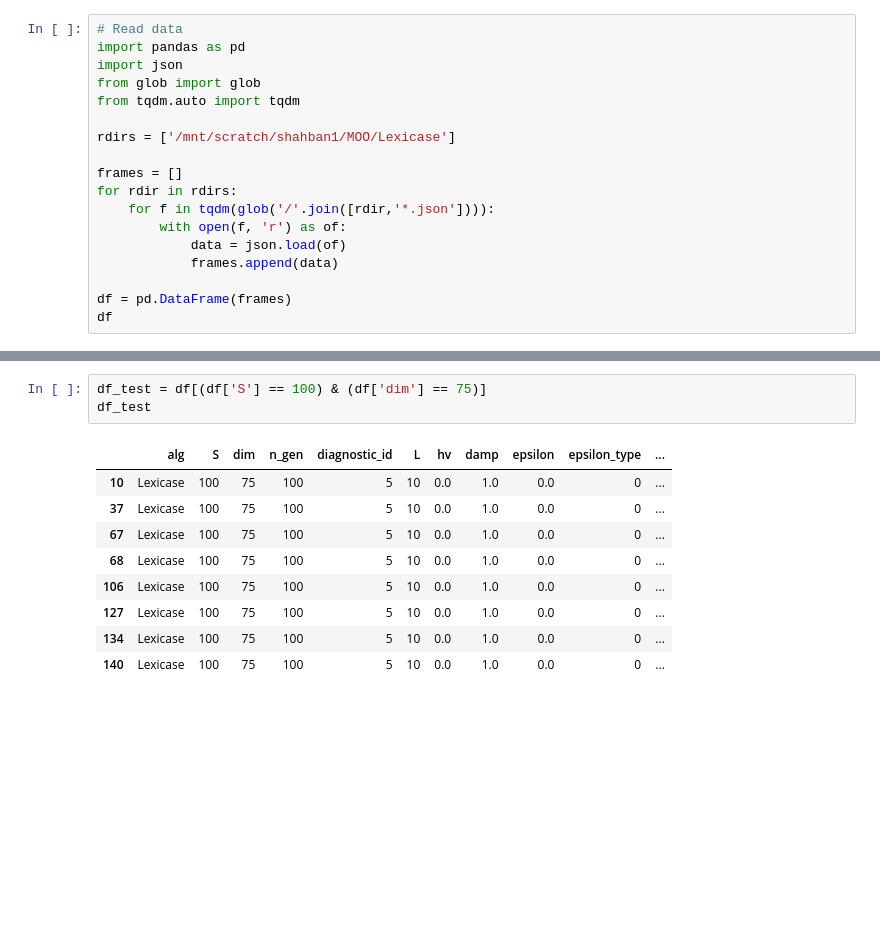
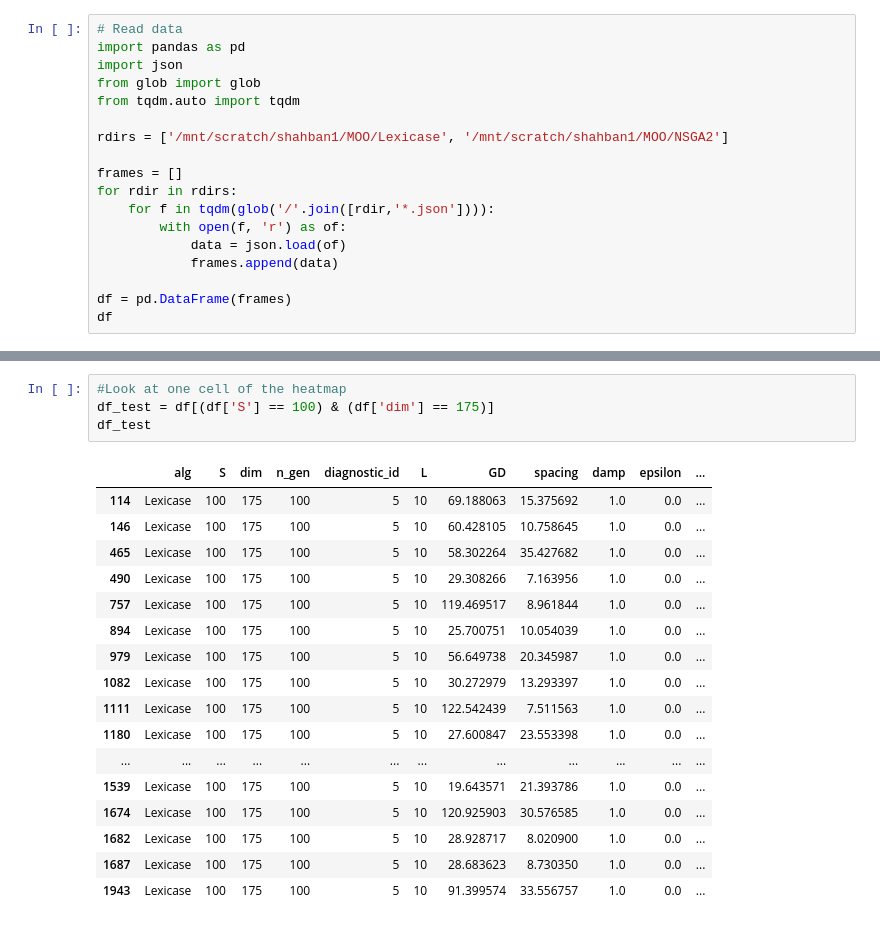
Before and after one commit to shakiba-shb/MultiObjectivePrediction, a Jupyter notebook: data_analysis.ipynb, the cells around one changed output, grey strips where cells are left out. Saved outputs shown, nothing was run; the diff lists cells and outputs as text; blank space fills up the shorter version.

```diff
--- a/data_analysis.ipynb
+++ b/data_analysis.ipynb
@@ -5,7 +5,7 @@ import json
 from glob import glob
 from tqdm.auto import tqdm
 
-rdirs = ['/mnt/scratch/shahban1/MOO/Lexicase']
+rdirs = ['/mnt/scratch/shahban1/MOO/Lexicase', '/mnt/scratch/shahban1/MOO/NSGA2']
 
 frames = []
 for rdir in rdirs:
@@ -43,13 +48,22 @@ df.groupby(['S','dim'])['seed'].nunique().unstack()
 # %%
-df_test = df[(df['S'] == 100) & (df['dim'] == 75)]
+#Look at one cell of the heatmap
+df_test = df[(df['S'] == 100) & (df['dim'] == 175)]
 df_test
 # %% [output]
-|  | alg | S | dim | n_gen | diagnostic_id | L | hv | damp | epsilon | epsilon_type | ... |
-| 10 | Lexicase | 100 | 75 | 100 | 5 | 10 | 0.0 | 1.0 | 0.0 | 0 | ... |
-| 37 | Lexicase | 100 | 75 | 100 | 5 | 10 | 0.0 | 1.0 | 0.0 | 0 | ... |
-| 67 | Lexicase | 100 | 75 | 100 | 5 | 10 | 0.0 | 1.0 | 0.0 | 0 | ... |
-| 68 | Lexicase | 100 | 75 | 100 | 5 | 10 | 0.0 | 1.0 | 0.0 | 0 | ... |
-| 106 | Lexicase | 100 | 75 | 100 | 5 | 10 | 0.0 | 1.0 | 0.0 | 0 | ... |
-| 127 | Lexicase | 100 | 75 | 100 | 5 | 10 | 0.0 | 1.0 | 0.0 | 0 | ... |
-| 134 | Lexicase | 100 | 75 | 100 | 5 | 10 | 0.0 | 1.0 | 0.0 | 0 | ... |
-| 140 | Lexicase | 100 | 75 | 100 | 5 | 10 | 0.0 | 1.0 | 0.0 | 0 | ... |
+|  | alg | S | dim | n_gen | diagnostic_id | L | GD | spacing | damp | epsilon | ... |
+| 114 | Lexicase | 100 | 175 | 100 | 5 | 10 | 69.188063 | 15.375692 | 1.0 | 0.0 | ... |
+| 146 | Lexicase | 100 | 175 | 100 | 5 | 10 | 60.428105 | 10.758645 | 1.0 | 0.0 | ... |
+| 465 | Lexicase | 100 | 175 | 100 | 5 | 10 | 58.302264 | 35.427682 | 1.0 | 0.0 | ... |
+| 490 | Lexicase | 100 | 175 | 100 | 5 | 10 | 29.308266 | 7.163956 | 1.0 | 0.0 | ... |
+| 757 | Lexicase | 100 | 175 | 100 | 5 | 10 | 119.469517 | 8.961844 | 1.0 | 0.0 | ... |
+| 894 | Lexicase | 100 | 175 | 100 | 5 | 10 | 25.700751 | 10.054039 | 1.0 | 0.0 | ... |
+| 979 | Lexicase | 100 | 175 | 100 | 5 | 10 | 56.649738 | 20.345987 | 1.0 | 0.0 | ... |
+| 1082 | Lexicase | 100 | 175 | 100 | 5 | 10 | 30.272979 | 13.293397 | 1.0 | 0.0 | ... |
+| 1111 | Lexicase | 100 | 175 | 100 | 5 | 10 | 122.542439 | 7.511563 | 1.0 | 0.0 | ... |
+| 1180 | Lexicase | 100 | 175 | 100 | 5 | 10 | 27.600847 | 23.553398 | 1.0 | 0.0 | ... |
+| ... | ... | ... | ... | ... | ... | ... | ... | ... | ... | ... | ... |
+| 1539 | Lexicase | 100 | 175 | 100 | 5 | 10 | 19.643571 | 21.393786 | 1.0 | 0.0 | ... |
+| 1674 | Lexicase | 100 | 175 | 100 | 5 | 10 | 120.925903 | 30.576585 | 1.0 | 0.0 | ... |
+| 1682 | Lexicase | 100 | 175 | 100 | 5 | 10 | 28.928717 | 8.020900 | 1.0 | 0.0 | ... |
+| 1687 | Lexicase | 100 | 175 | 100 | 5 | 10 | 28.683623 | 8.730350 | 1.0 | 0.0 | ... |
+| 1943 | Lexicase | 100 | 175 | 100 | 5 | 10 | 91.399574 | 33.556757 | 1.0 | 0.0 | ... |
```
Also changed, not shown: parts of 13 cells of this notebook.
